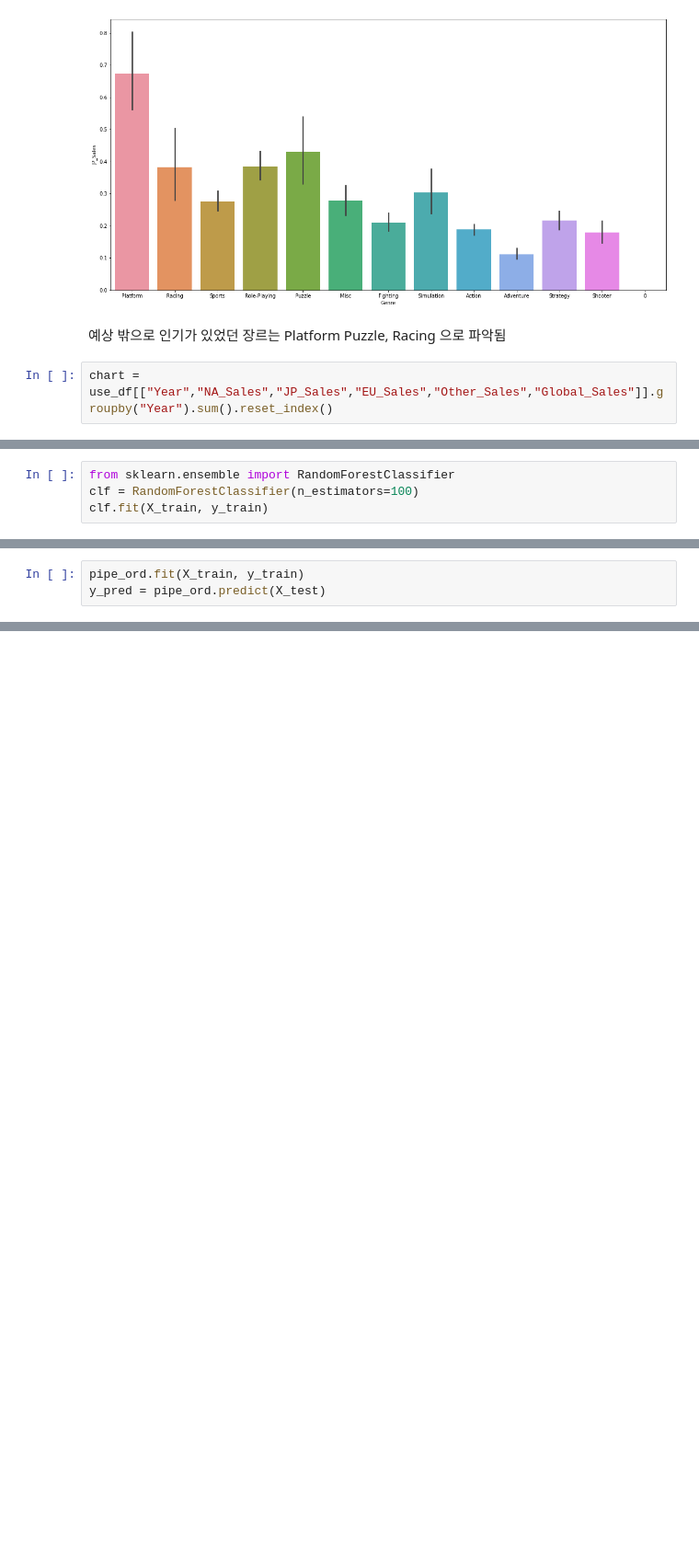
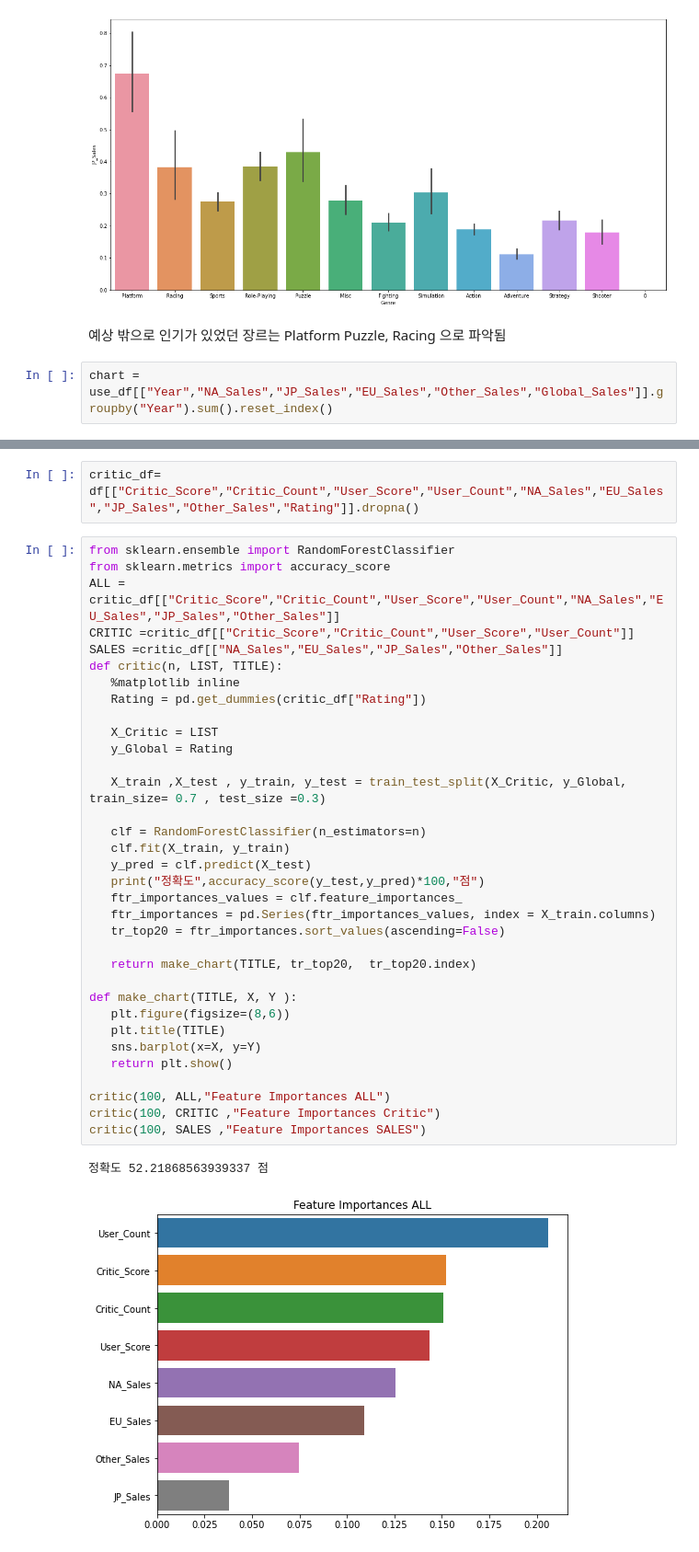
Before and after one commit to Georgia-MAX-holic/Footprints, a Jupyter notebook: PJ/game_sale/New/Game_Sales.ipynb, the cells around one changed output, grey strips where cells are left out. Shown at 92% size. Drawn from its saved outputs; the diff is of its cells as text; blank space fills up the shorter version.

```diff
--- a/PJ/game_sale/New/Game_Sales.ipynb
+++ b/PJ/game_sale/New/Game_Sales.ipynb
@@ -217,4 +184,0 @@ X_train ,X_test , y_train, y_test = train_test_split(X_Platform, y_Global, train
-# %%
-from sklearn.ensemble import RandomForestClassifier
-clf = RandomForestClassifier(n_estimators=100)
-clf.fit(X_train, y_train)
@@ -230,3 +184,0 @@ accuracy_score(y_test,y_pred)
-# %%
-pipe_ord.fit(X_train, y_train)
-y_pred = pipe_ord.predict(X_test)
@@ -240,0 +198,39 @@ Ordinal shape:  (23528, 31)
+# %%
+critic_df= df[["Critic_Score","Critic_Count","User_Score","User_Count","NA_Sales","EU_Sales","JP_Sales","Other_Sales","Rating"]].dropna()
+# %%
+from sklearn.ensemble import RandomForestClassifier
+from sklearn.metrics import accuracy_score
+ALL = critic_df[["Critic_Score","Critic_Count","User_Score","User_Count","NA_Sales","EU_Sales","JP_Sales","Other_Sales"]]
+CRITIC =critic_df[["Critic_Score","Critic_Count","User_Score","User_Count"]]
+SALES =critic_df[["NA_Sales","EU_Sales","JP_Sales","Other_Sales"]]
+def critic(n, LIST, TITLE):
+   %matplotlib inline
+   Rating = pd.get_dummies(critic_df["Rating"])
+
+   X_Critic = LIST
+   y_Global = Rating
+
+   X_train ,X_test , y_train, y_test = train_test_split(X_Critic, y_Global, train_size= 0.7 , test_size =0.3)
+
+   clf = RandomForestClassifier(n_estimators=n)
+   clf.fit(X_train, y_train)
+   y_pred = clf.predict(X_test)
+   print("정확도",accuracy_score(y_test,y_pred)*100,"점")
+   ftr_importances_values = clf.feature_importances_
+   ftr_importances = pd.Series(ftr_importances_values, index = X_train.columns)
+   tr_top20 = ftr_importances.sort_values(ascending=False)
+
+   return make_chart(TITLE, tr_top20,  tr_top20.index)
+
+def make_chart(TITLE, X, Y ):
+   plt.figure(figsize=(8,6))
+   plt.title(TITLE)
+   sns.barplot(x=X, y=Y)
+   return plt.show()
+
+critic(100, ALL,"Feature Importances ALL")
+critic(100, CRITIC ,"Feature Importances Critic")
+critic(100, SALES ,"Feature Importances SALES")
+# %% [output]
+정확도 52.21868563939337 점
+[figure, added]
```
Also changed, not shown: parts of 16 cells of this notebook.
